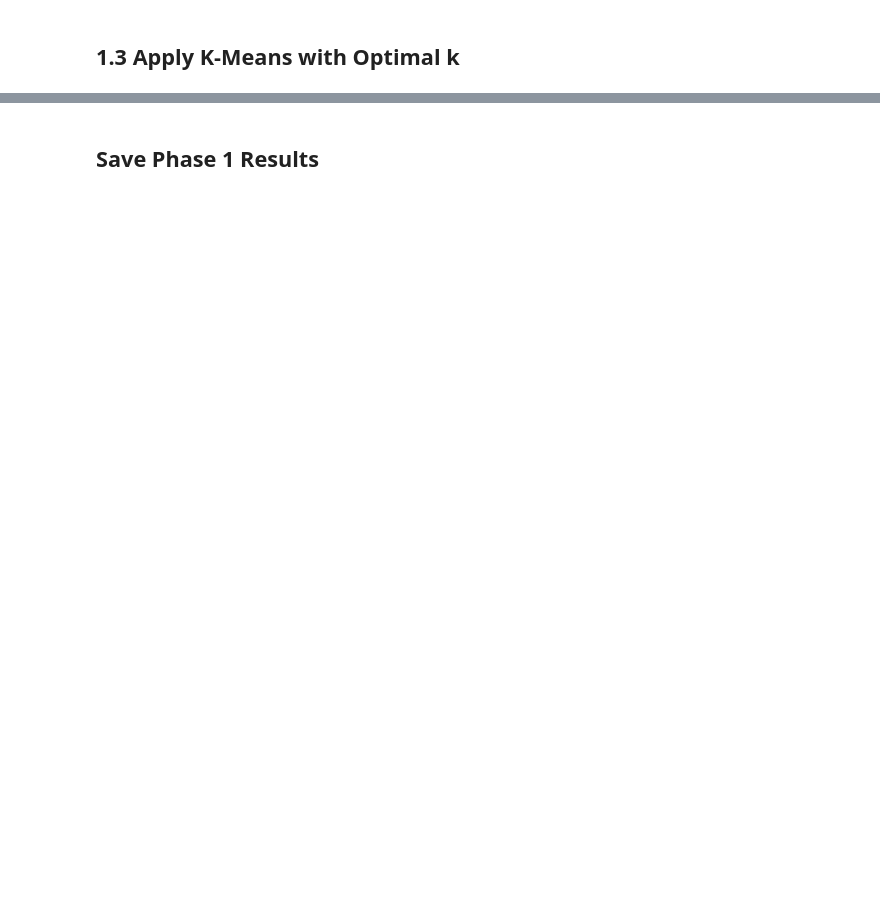
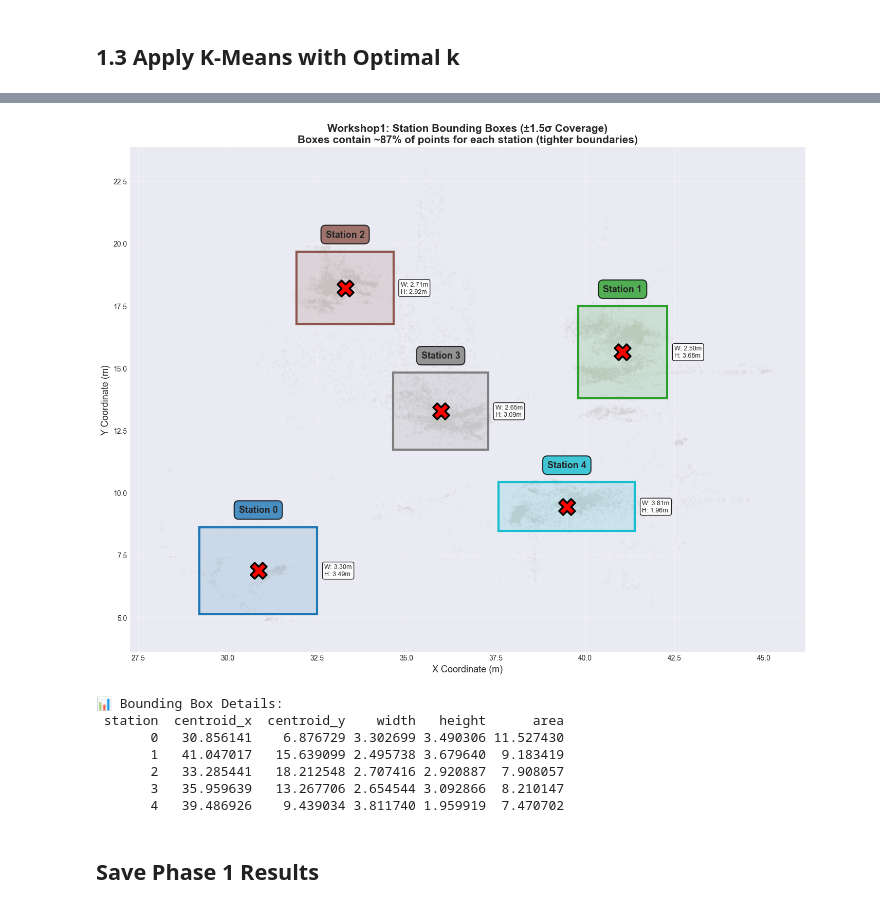
Before and after one commit to NonExstnt/COS4-RTLS, a Jupyter notebook: notebooks/phase1_station_detection.ipynb, the cells around one changed output, grey strips where cells are left out. Drawn from its saved outputs; the diff is of its cells as text; code cells hidden in the pictures; blank space fills up the shorter version.

```diff
--- a/notebooks/phase1_station_detection.ipynb
+++ b/notebooks/phase1_station_detection.ipynb
@@ -270,3 +491,81 @@ print("   Continuing with K-Means stations for subsequent phases.")
+# %%
+# Create a cleaner visualization showing just bounding boxes and centroids
+fig, ax = plt.subplots(figsize=(14, 11))
+
+# Draw all data points with low opacity
+ax.scatter(df['x'], df['y'], c='lightgray', alpha=0.1, s=5, zorder=1)
+
+# Draw bounding boxes
+colors = plt.cm.tab10(np.linspace(0, 1, optimal_k))
+
+for idx, row in station_bounds_df.iterrows():
+    color = colors[idx]
+
+    # Draw filled rectangle with transparency
+    rect_filled = Rectangle(
+        (row['x_min'], row['y_min']),
+        row['width'],
+        row['height'],
+        linewidth=0,
+        edgecolor='none',
+        facecolor=color,
+        alpha=0.15,
+        zorder=2
+    )
+    ax.add_patch(rect_filled)
+
+    # Draw rectangle border
+    rect_border = Rectangle(
+        (row['x_min'], row['y_min']),
+        row['width'],
+        row['height'],
+        linewidth=3,
+        edgecolor=color,
+        facecolor='none',
+        linestyle='-',
+        zorder=3
+    )
+    ax.add_patch(rect_border)
+
+    # Draw centroid
+    ax.scatter(row['centroid_x'], row['centroid_y'],
+               c='red', marker='X', s=500, edgecolors='black',
+               linewidths=2.5, zorder=5)
+
+    # Add station label
+    ax.text(row['centroid_x'], row['centroid_y'] + row['height']/2 + 0.5,
+            f'Station {int(row["station"])}',
+            ha='center', va='bottom',
+            fontsize=13, fontweight='bold',
+            bbox=dict(boxstyle='round,pad=0.5', facecolor=color, alpha=0.8, edgecolor='black', linewidth=1.5),
+            zorder=6)
+
+    # Add dimensions
+    ax.text(row['x_max'] + 0.2, row['centroid_y'],
+            f'W: {row["width"]:.2f}m\nH: {row["height"]:.2f}m',
+            va='center', fontsize=9,
+            bbox=dict(boxstyle='round,pad=0.3', facecolor='white', alpha=0.9))
+
+ax.set_xlabel('X Coordinate (m)', fontsize=13)
+ax.set_ylabel('Y Coordinate (m)', fontsize=13)
+ax.set_title(f'{WORKSHOP}: Station Bounding Boxes (±{SIGMA_MULTIPLIER}σ Coverage)\n'
+             f'Boxes contain ~87% of points for each station (tighter boundaries)',
+             fontsize=15, fontweight='bold')
+ax.grid(True, alpha=0.3)
+plt.tight_layout()
+plt.show()
+
+print("\n📊 Bounding Box Details:")
+print(station_bounds_df[['station', 'centroid_x', 'centroid_y', 'width', 'height', 'area']].to_string(index=False))
+# %% [output]
+[figure, added]
+📊 Bounding Box Details:
+ station  centroid_x  centroid_y    width   height      area
+       0   30.856141    6.876729 3.302699 3.490306 11.527430
+       1   41.047017   15.639099 2.495738 3.679640  9.183419
+       2   33.285441   18.212548 2.707416 2.920887  7.908057
+       3   35.959639   13.267706 2.654544 3.092866  8.210147
+       4   39.486926    9.439034 3.811740 1.959919  7.470702
 # %% [markdown]
 ## Save Phase 1 Results
 # %%
```
Also changed, not shown: parts of 18 cells of this notebook, 2 other files.
